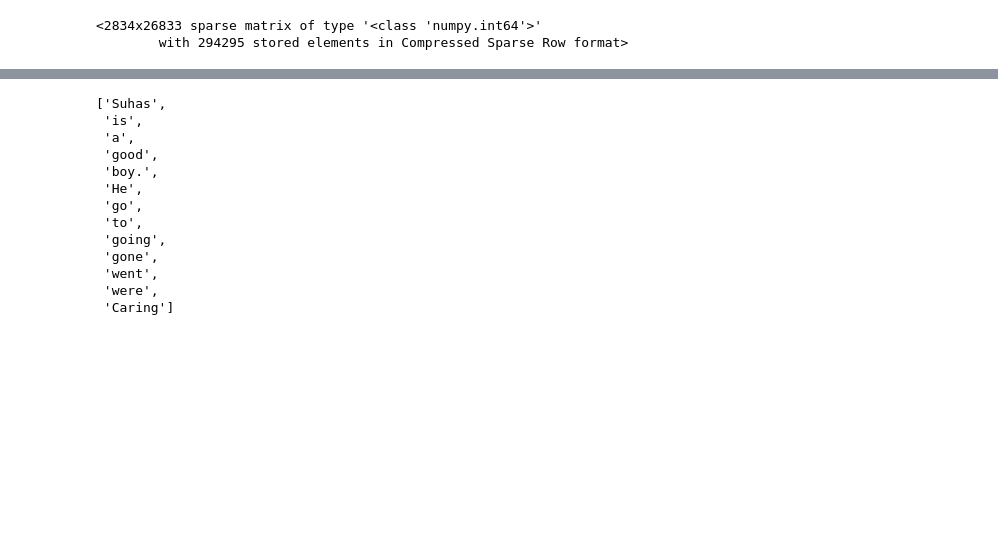
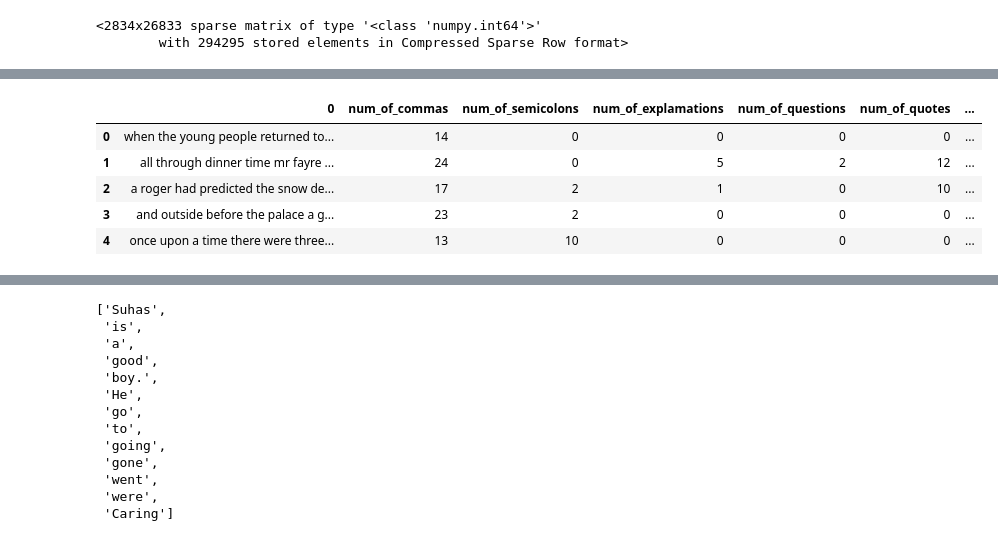
Before and after one commit to suhasmaddali/Predicting-Readability-of-Texts-Using-Machine-Learning, a Jupyter notebook: Readability Challenge Python Notebook-10-7.ipynb, the cells around one changed output, grey strips where cells are left out. Saved outputs shown, nothing was run; the diff lists cells and outputs as text; code cells hidden in the pictures; blank space fills up the shorter version.

```diff
--- a/Readability Challenge Python Notebook-10-7.ipynb
+++ b/Readability Challenge Python Notebook-10-7.ipynb
@@ -694,0 +727,11 @@ df_train_preprocessed = preprocessing_function(df_train)
+# %%
+df_complete = pd.concat((preprocessed_text, df_with_more_features, final_df), axis = 1)
+# %%
+df_complete.head()
+# %% [output]
+|  | 0 | num_of_commas | num_of_semicolons | num_of_explamations | num_of_questions | num_of_quotes | ... |
+| 0 | when the young people returned to... | 14 | 0 | 0 | 0 | 0 | ... |
+| 1 | all through dinner time mr fayre ... | 24 | 0 | 5 | 2 | 12 | ... |
+| 2 | a roger had predicted the snow de... | 17 | 2 | 1 | 0 | 10 | ... |
+| 3 | and outside before the palace a g... | 23 | 2 | 0 | 0 | 0 | ... |
+| 4 | once upon a time there were three... | 13 | 10 | 0 | 0 | 0 | ... |
```
Also changed, not shown: parts of 13 cells of this notebook.
